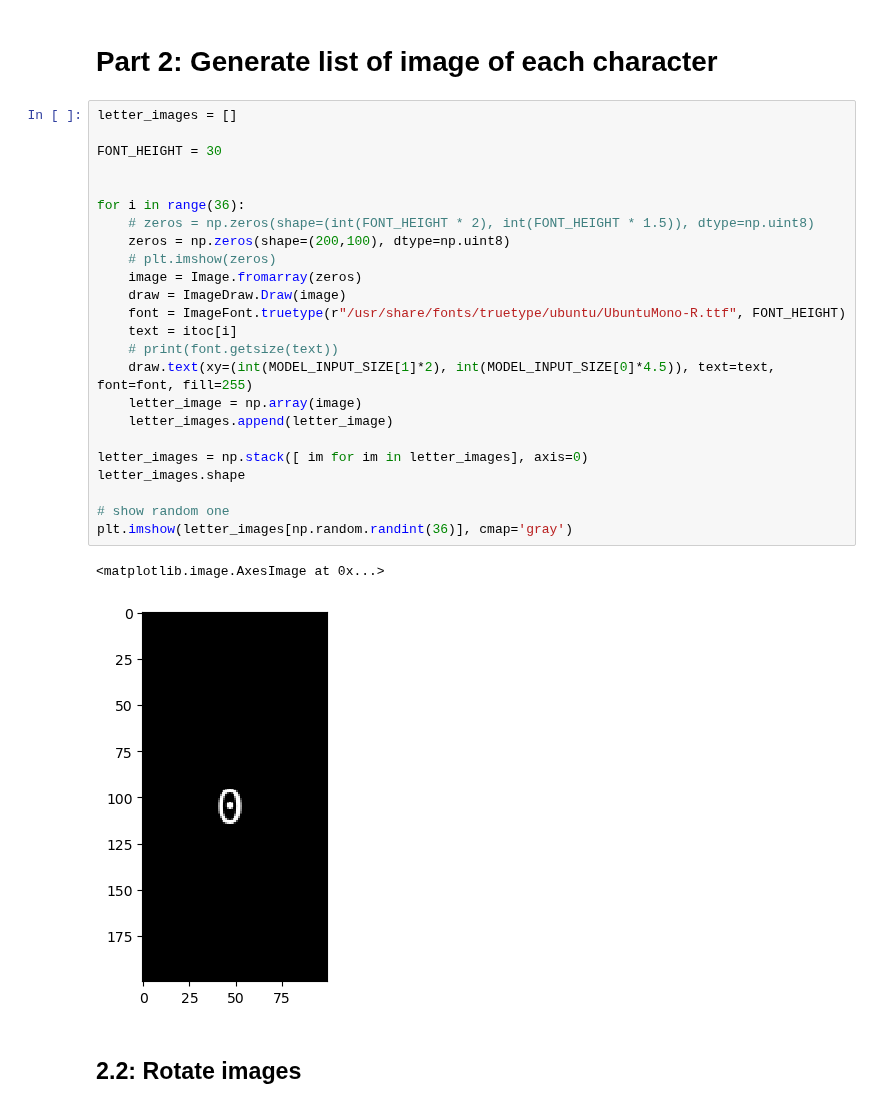
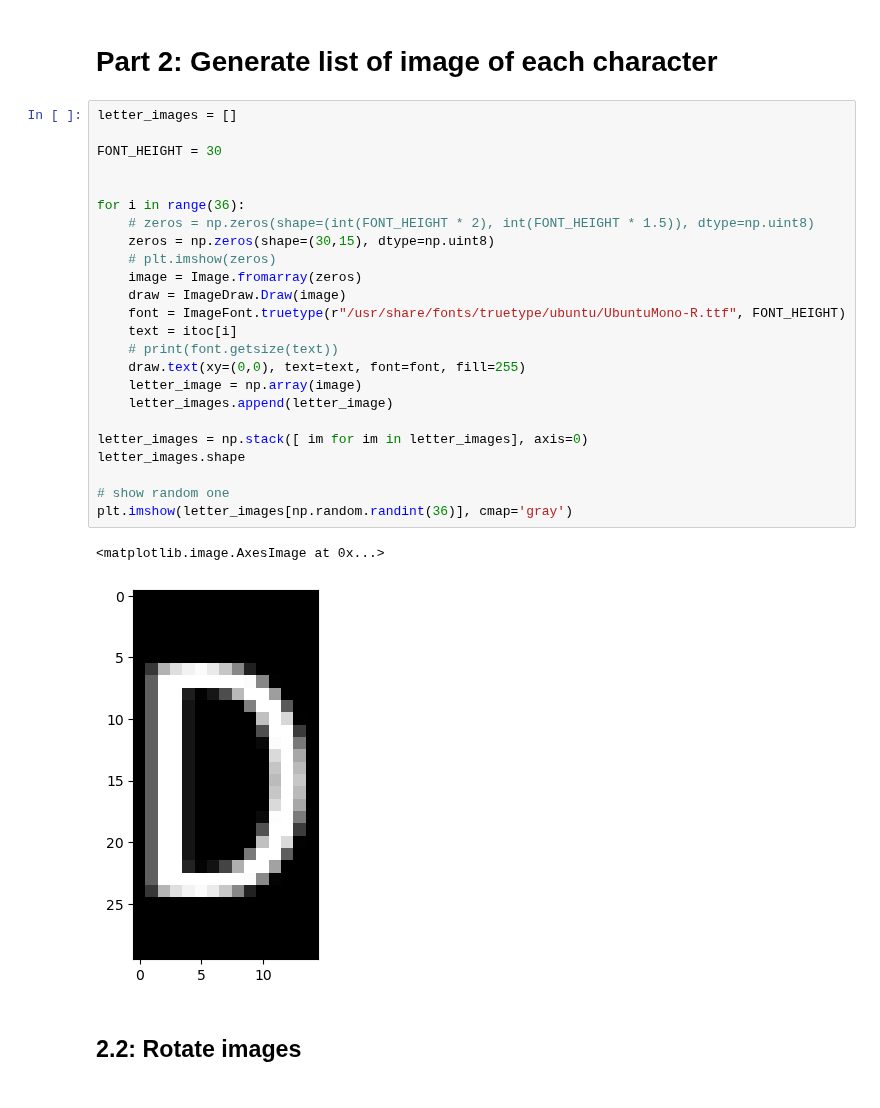
Before and after one commit to 1mackenziekyle/enph353_controller_pkg, a Jupyter notebook: src/generate_letters.ipynb, the cells around one changed output. Saved outputs shown, nothing was run; the diff lists cells and outputs as text.

```diff
--- a/src/generate_letters.ipynb
+++ b/src/generate_letters.ipynb
@@ -36,30 +33,30 @@ print(ctoi)
 # %%
 letter_images = []
 
 FONT_HEIGHT = 30
 
 
 for i in range(36):
     # zeros = np.zeros(shape=(int(FONT_HEIGHT * 2), int(FONT_HEIGHT * 1.5)), dtype=np.uint8)
-    zeros = np.zeros(shape=(200,100), dtype=np.uint8)
+    zeros = np.zeros(shape=(30,15), dtype=np.uint8)
     # plt.imshow(zeros)
     image = Image.fromarray(zeros)
     draw = ImageDraw.Draw(image)
     font = ImageFont.truetype(r"/usr/share/fonts/truetype/ubuntu/UbuntuMono-R.ttf", FONT_HEIGHT)
     text = itoc[i]
     # print(font.getsize(text))
-    draw.text(xy=(int(MODEL_INPUT_SIZE[1]*2), int(MODEL_INPUT_SIZE[0]*4.5)), text=text, font=font, fill=255)
+    draw.text(xy=(0,0), text=text, font=font, fill=255)
     letter_image = np.array(image)
     letter_images.append(letter_image)
 
 letter_images = np.stack([ im for im in letter_images], axis=0)
 letter_images.shape
 
 # show random one
 plt.imshow(letter_images[np.random.randint(36)], cmap='gray')
 # %% [output]
 <matplotlib.image.AxesImage at 0x...>
-[figure, old version]
+[figure, new version]
 # %% [markdown]
 ## 2.2: Rotate images
 # %%
```
Also changed, not shown: parts of 13 cells of this notebook, 5 other files.
